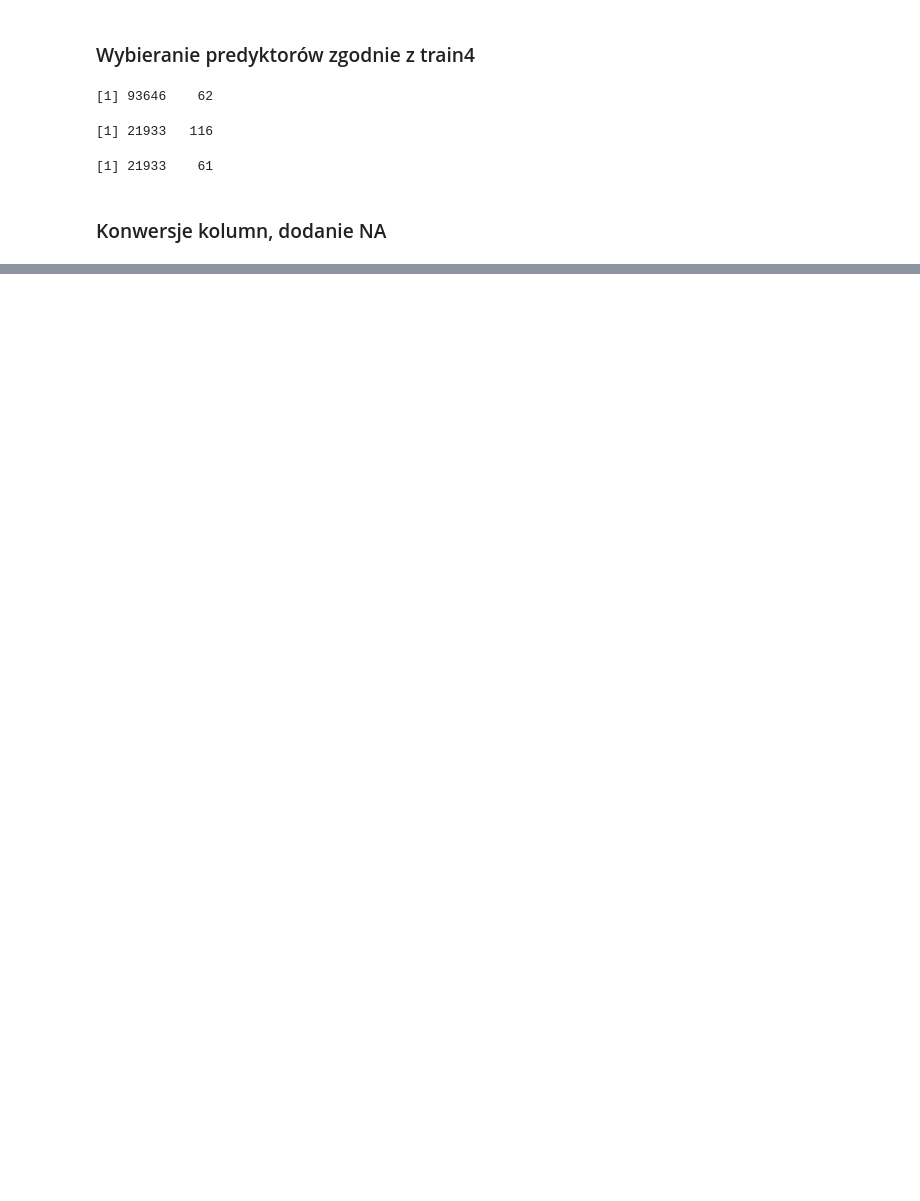
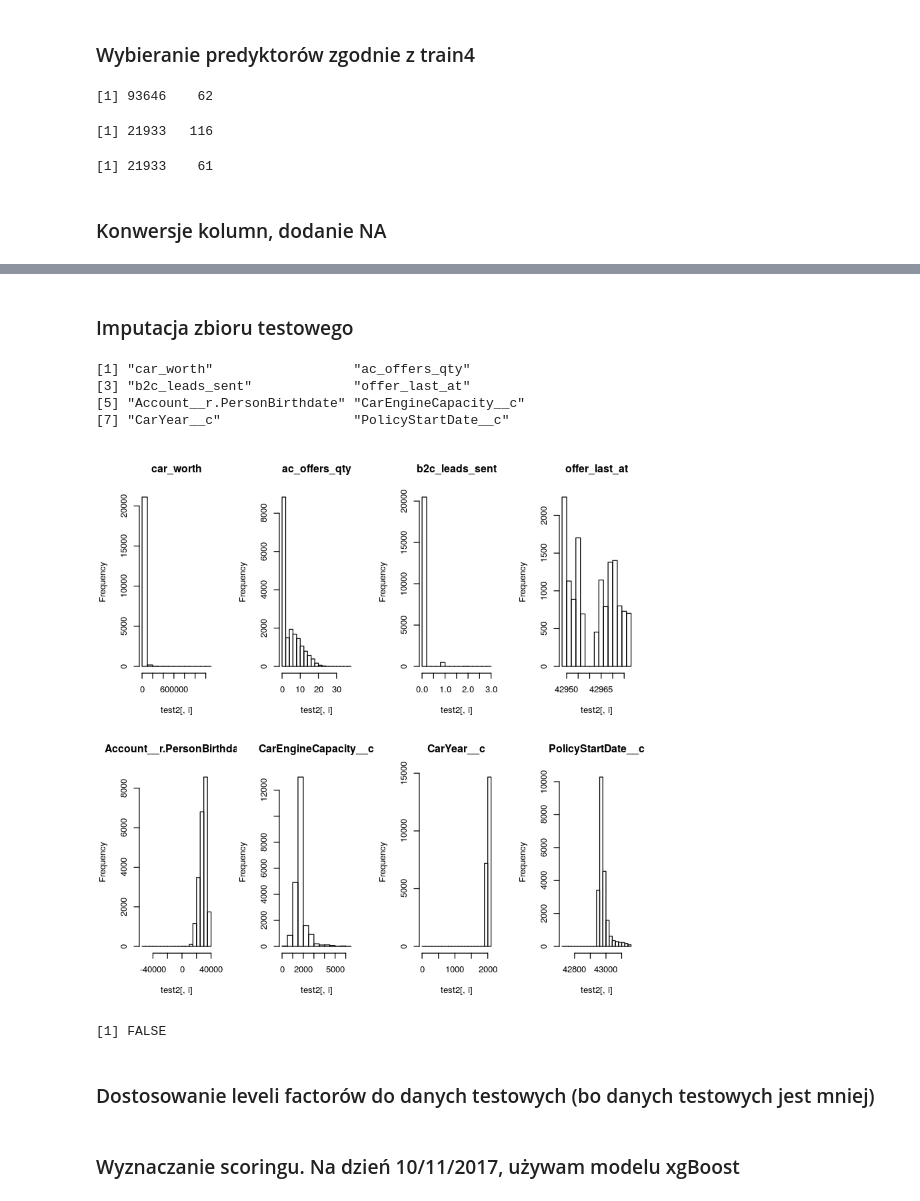
Before and after one commit to Noctiphobia/ABH-Classification, a Jupyter notebook: preproc_notebook.ipynb, the cells around one changed output, grey strips where cells are left out. Saved outputs shown, nothing was run; the diff lists cells and outputs as text; code cells hidden in the pictures; blank space fills up the shorter version.

Commit message:
przetwarzanie danych testowych, poprawa modelu xgboost

```diff
--- a/preproc_notebook.ipynb
+++ b/preproc_notebook.ipynb
@@ -994,0 +982,46 @@ test2$registration_date[1]
+# %%
+test2$offer_last_at = sapply(as.character(test2$offer_last_at), function(rd){
+    if (nchar(rd)<5) {NA} else {
+        a = strsplit(strsplit(rd,' ')[[1]],'-')[[1]]
+        aa = as.Date(paste0(which(month.abb==a[2]),'/',a[1],'/',a[3]),'%m/%d/%y')
+        as.numeric(aa-d0)
+    }
+})
+# %%
+test2$Account__r.PersonBirthdate = sapply(as.character(test2$Account__r.PersonBirthdate), function(rd){
+    if (nchar(rd)<5) {NA} else {
+        a = strsplit(strsplit(rd,' ')[[1]],'-')[[1]]
+        aa = as.Date(paste0(which(month.abb==a[2]),'/',a[1],'/',a[3]),'%m/%d/%Y')
+        as.numeric(aa-d0)
+    }
+})
+# %%
+test2$PolicyStartDate__c = sapply(as.character(test2$PolicyStartDate__c), function(rd){
+    if (nchar(rd)<5) {NA} else {
+        a = strsplit(strsplit(rd,' ')[[1]],'-')[[1]]
+        aa = as.Date(paste0(which(month.abb==a[2]),'/',a[1],'/',a[3]),'%m/%d/%Y')
+        as.numeric(aa-d0)
+    }
+})
+# %% [markdown]
+### Imputacja zbioru testowego
+# %%
+#wszystkie atrybuty numeryczne i integery (factory są już obsłużone przez NA)
+test_numerics = which(sapply(test2,class)%in%c('numeric','preds'))
+#wszystkie z NA
+t = test_numerics[which(sapply(test2[,test_numerics],function(x)any(is.na(x))))]
+# %%
+colnames(test2)[t]
+# %% [output]
+[1] "car_worth"                  "ac_offers_qty"
+[3] "b2c_leads_sent"             "offer_last_at"
+[5] "Account__r.PersonBirthdate" "CarEngineCapacity__c"
+[7] "CarYear__c"                 "PolicyStartDate__c"
+# %%
+#troche mniej NA w numerycznych predyktorach. pokażę teraz histogramy dla zmiennych, tak dla jaj
+par(mfrow=c(2,4))
+for (i in t){
+    hist(test2[,i],main=colnames(test2)[i])
+}
+# %% [output]
+[figure, added]
@@ -994,0 +1034,4 @@ test2$registration_date[1]
+# %%
+any(sapply(test2,function(t2)any(is.na(t2))))
+# %% [output]
+[1] FALSE
@@ -994,0 +1041,4 @@ test2$registration_date[1]
+# %% [markdown]
+### Dostosowanie leveli factorów do danych testowych (bo danych testowych jest mniej)
+# %% [markdown]
+### Wyznaczanie scoringu. Na dzień 10/11/2017, używam modelu xgBoost
```
Also changed, not shown: parts of 46 cells of this notebook.
